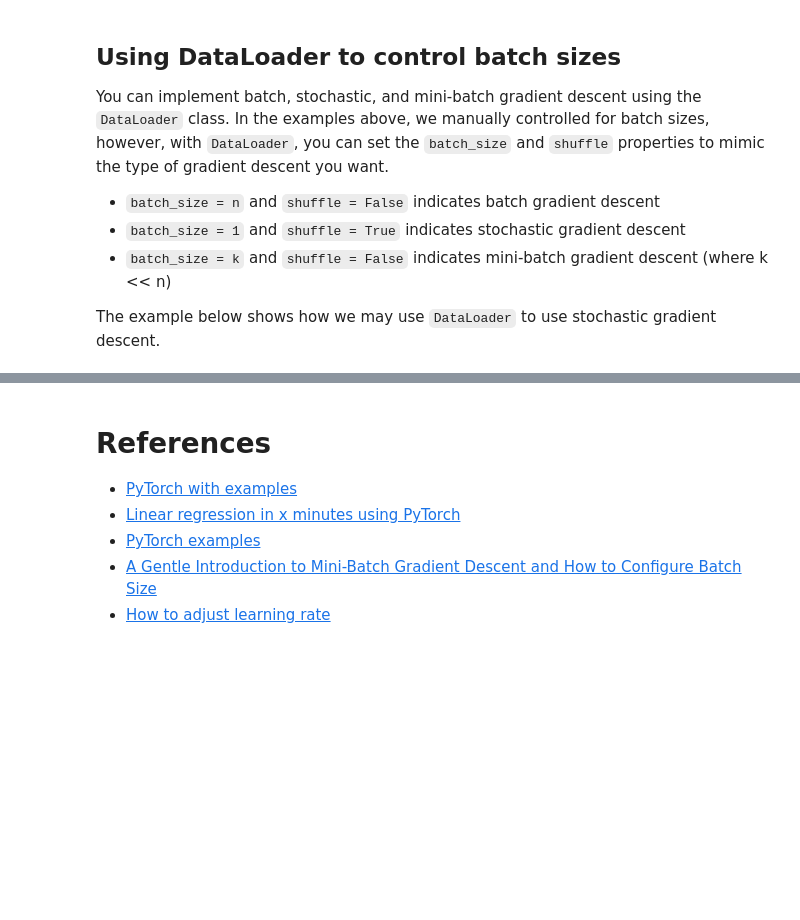
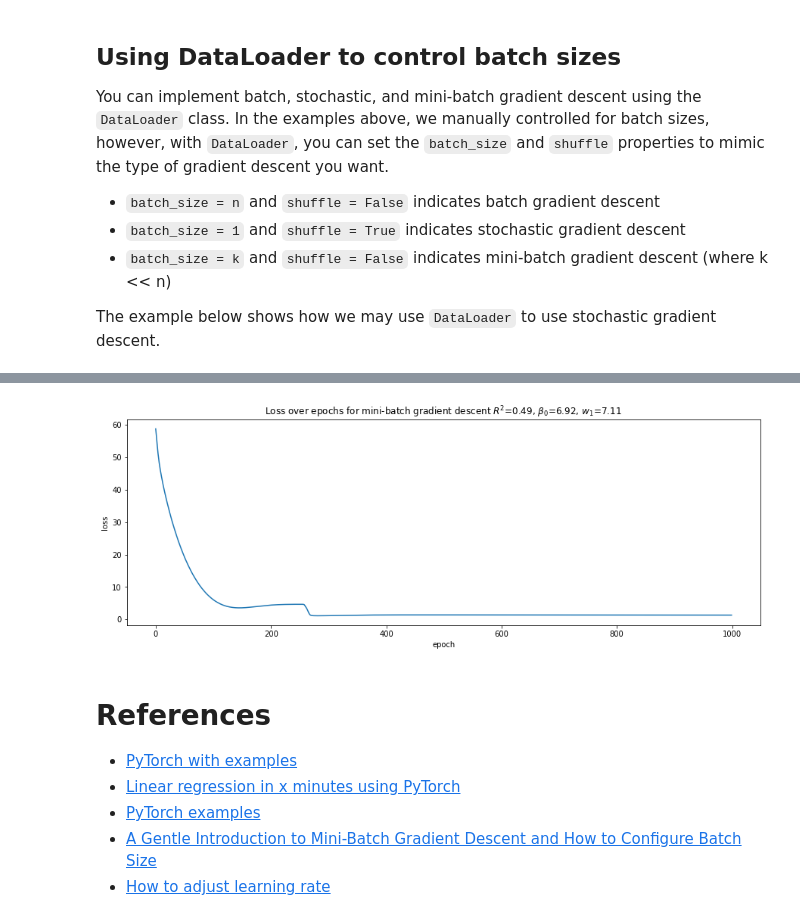
Before and after one commit to vangj/ds, a Jupyter notebook: pytorch/neural-network-gradient-descent.ipynb, the cells around one changed output, grey strips where cells are left out. Saved outputs shown, nothing was run; the diff lists cells and outputs as text; code cells hidden in the pictures; blank space fills up the shorter version.

```diff
--- a/pytorch/neural-network-gradient-descent.ipynb
+++ b/pytorch/neural-network-gradient-descent.ipynb
@@ -234,3 +284,49 @@ plot_loss(loss_trace, r'Loss over epochs for batch gradient descent $R^2$={:.2f}
+# %%
+import torch.nn.functional as F
+
+class Net(torch.nn.Module):
+    def __init__(self, n_feature, n_hidden, n_output):
+        super(Net, self).__init__()
+        self.hidden1 = torch.nn.Linear(n_feature, 10, bias=False)
+        self.hidden2 = torch.nn.Linear(10, 20, bias=False)
+        self.hidden = torch.nn.Linear(20, n_hidden, bias=False)
+        self.predict = torch.nn.Linear(n_hidden, n_output, bias=False)
+
+    def forward(self, x):
+        x = F.sigmoid(self.hidden1(x))
+        x = F.sigmoid(self.hidden2(x))
+        x = F.sigmoid(self.hidden(x))
+        x = self.predict(x)
+        return x
+
+loader = Data.DataLoader(
+    dataset=Data.TensorDataset(X, y),
+    batch_size=32,
+    shuffle=False
+)
+
+model = Net(n_feature=2, n_hidden=2, n_output=1)
+
+loss_fn = torch.nn.MSELoss(size_average=True)
+learning_rate = 1e-3
+optimizer = torch.optim.Adam(model.parameters(), lr=learning_rate)
+loss_trace = []
+
+for epoch in range(1000):
+    for step, (batch_x, batch_y) in enumerate(loader):
+        y_pred = model(batch_x)
+        loss = loss_fn(y_pred, batch_y)
+        optimizer.zero_grad()
+        loss.backward()
+        optimizer.step()
+    loss_trace.append((epoch, loss.item()))
+
+r2 = r2_score(model(X).data.numpy(), y.data.numpy())
+b0 = model.predict.weight[0, 0].data.numpy()
+w1 = model.predict.weight[0, 1].data.numpy()
+plot_loss(loss_trace, r'Loss over epochs for mini-batch gradient descent $R^2$={:.2f}, $\beta_0$={:.2f}, $w_1$={:.2f}'.format(r2, b0, w1))
+# %% [output]
+[figure, added]
 # %% [markdown]
 # References
 
```
Also changed, not shown: parts of 6 cells of this notebook.
